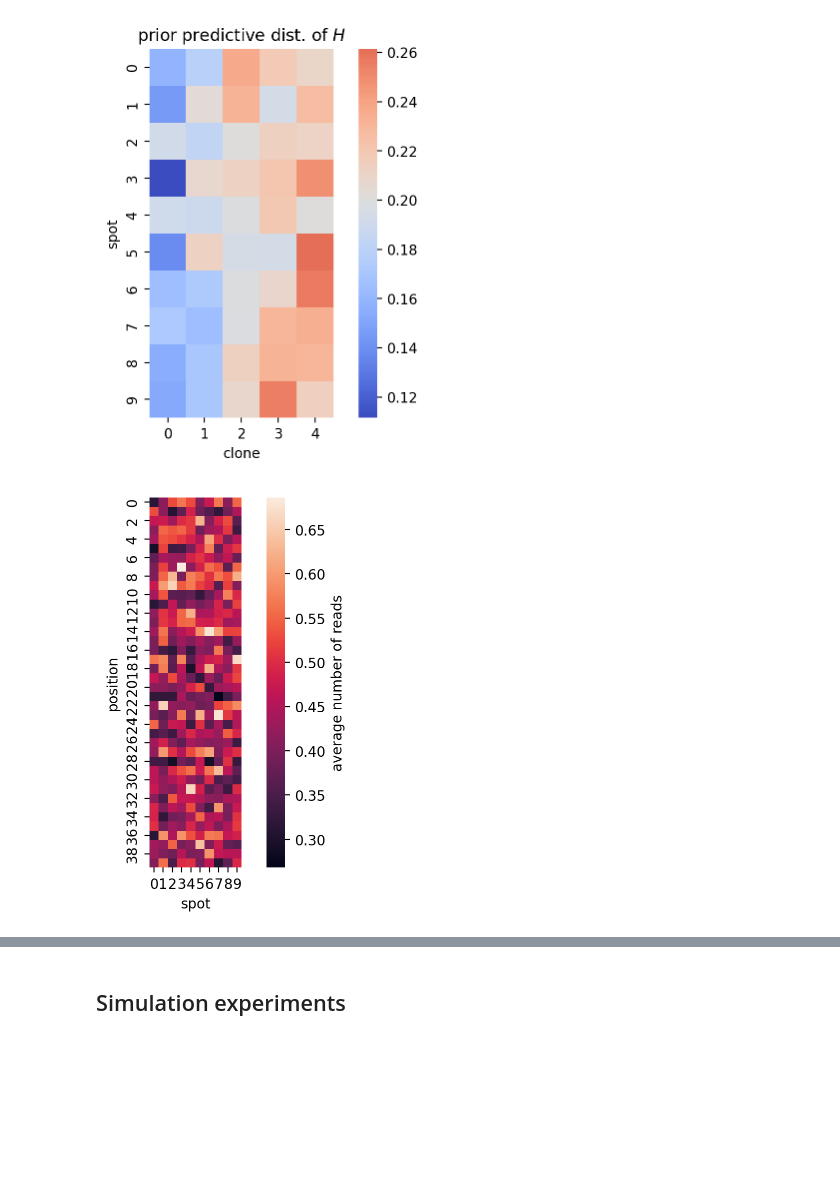
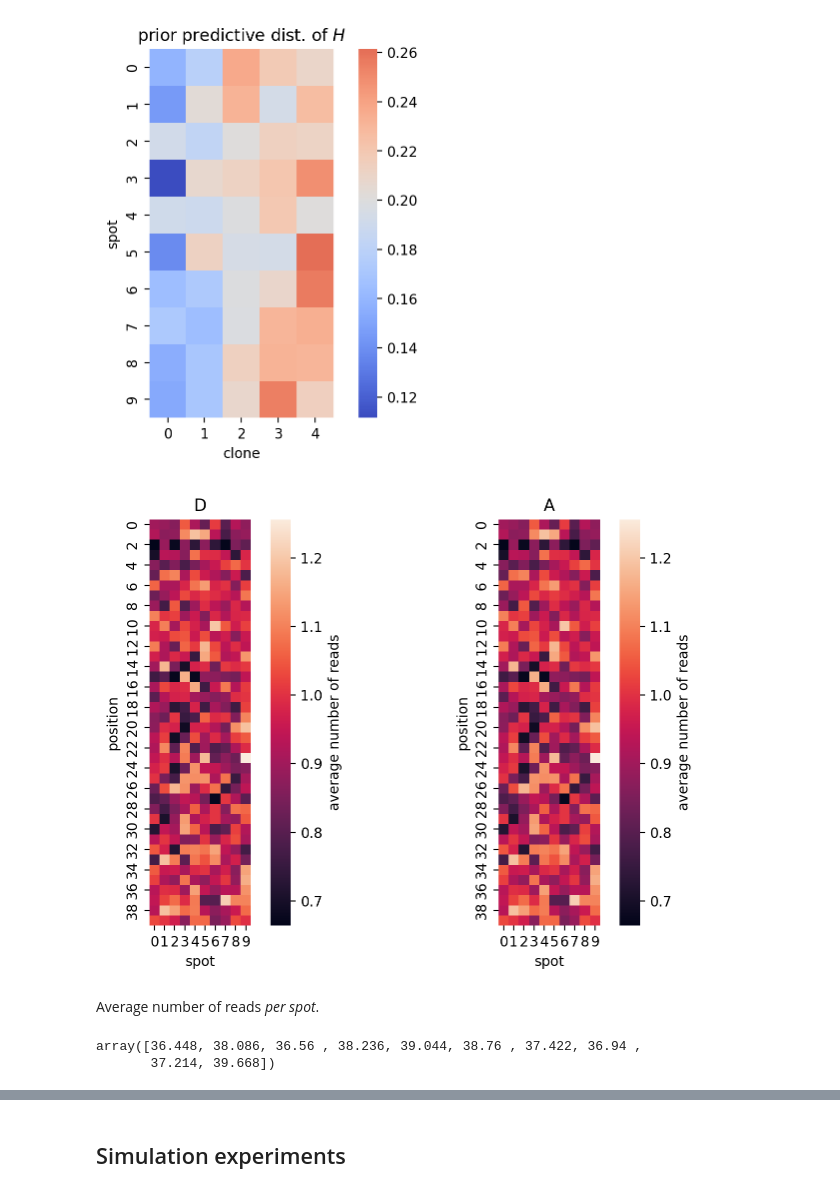
Before and after one commit to jhrcook/pymc-tumoroscope, a Jupyter notebook: tumoroscope.ipynb, the cells around one changed output, grey strips where cells are left out. Cells and saved outputs as stored; diff of their text form; code cells hidden in the pictures; blank space fills up the shorter version.

```diff
--- a/tumoroscope.ipynb
+++ b/tumoroscope.ipynb
@@ -87,8 +87,8 @@ def tumoroscope(data: TumoroscopeData) -> pm.Model:
             "D", N * H.dot(Φ.T).T, dims=("position", "spot"), observed=data.D_obs
         )
 
-        _A_num = H[:, 1:].dot((Φ[:, 1:] * C[:, 1:]).T).T
-        _A_denom = H[:, 1:].dot(Φ[:, 1:].T).T
+        _A_num = pm.Deterministic("A_num", H[:, 1:].dot((Φ[:, 1:] * C[:, 1:]).T).T)
+        _A_denom = pm.Deterministic("A_denom", H[:, 1:].dot(Φ[:, 1:].T).T)
         A = pm.Binomial(
             "A", D, _A_num / _A_denom, dims=("position", "spot"), observed=data.A_obs
         )
@@ -128,11 +132,15 @@ example_input_data = TumoroscopeData(
     C=np.ones((40, 5), float),
     D_obs=None,
     A_obs=None,
+    r=0.19,
+    p=1,
 )
 
 with tumoroscope(example_input_data) as m:
     prior_pred = pm.sample_prior_predictive(
-        500, var_names=["D", "A", "H", "G", "Z", "Π", "Φ", "N"], random_seed=123
+        500,
+        var_names=["D", "A", "H", "G", "Z", "Π", "Φ", "N", "A_num", "A_denom"],
+        random_seed=123,
     )
 # %% [output]
 Sampling: [A, D, G, N, Z, Π, Φ]
@@ -161,15 +168,29 @@ plt.show()
 # %% [output]
 [figure]
 # %%
-D_prior_mean = prior_pred.prior["D"].mean(axis=(0, 1)).values
-ax = sns.heatmap(
-    D_prior_mean, square=True, cbar_kws={"label": "average number of reads"}
-)
-ax.set_xlabel("spot")
-ax.set_ylabel("position")
+fig, axes = plt.subplots(ncols=2, figsize=(8, 5))
+for ax, var_name in zip(axes, ["D", "A"]):
+    var_prior_mean = prior_pred.prior[var_name].mean(axis=(0, 1)).values
+    sns.heatmap(
+        var_prior_mean,
+        square=True,
+        cbar_kws={"label": "average number of reads"},
+        ax=ax,
+    )
+    ax.set_xlabel("spot")
+    ax.set_ylabel("position")
+    ax.set_title(var_name)
+fig.tight_layout()
 plt.show()
 # %% [output]
-[figure, old version]
+[figure, new version]
+# %% [markdown]
+Average number of reads *per spot*.
+# %%
+prior_pred.prior["D"].mean(axis=(0, 1)).sum(axis=0).values
+# %% [output]
+array([36.448, 38.086, 36.56 , 38.236, 39.044, 38.76 , 37.422, 36.94 ,
+       37.214, 39.668])
 # %%
 phi_prior_mean = prior_pred.prior["Φ"].mean(axis=(0, 1)).values
 ax = sns.heatmap(phi_prior_mean, square=True, cbar_kws={"label": r"$\bar{\Phi}$"})
```
Also changed, not shown: parts of 17 cells of this notebook, 9 other files.
